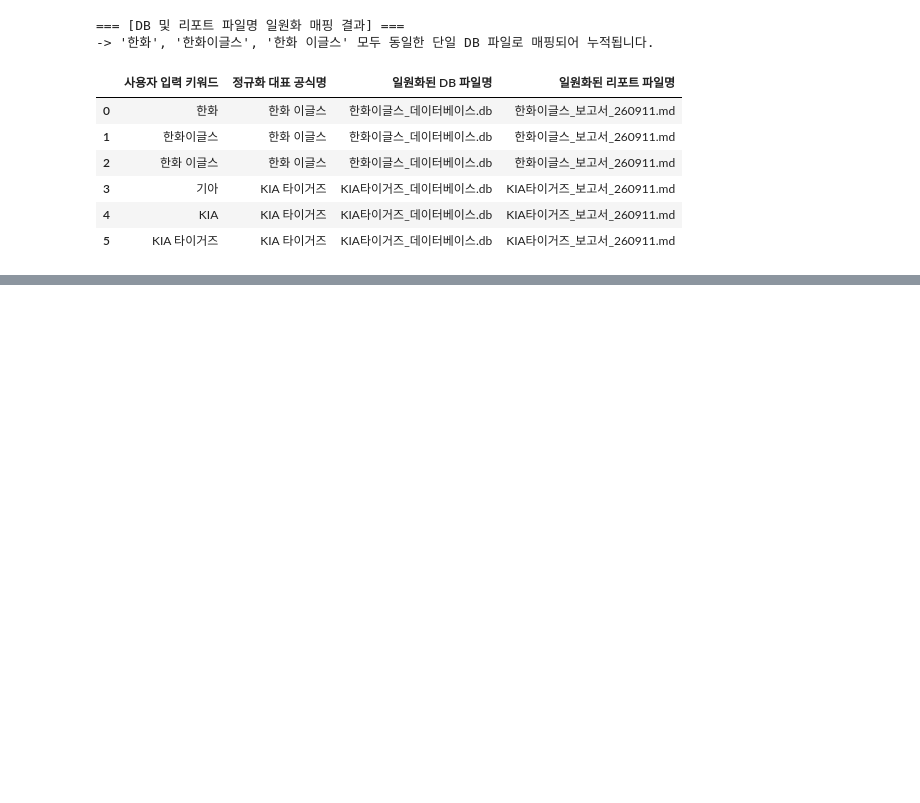
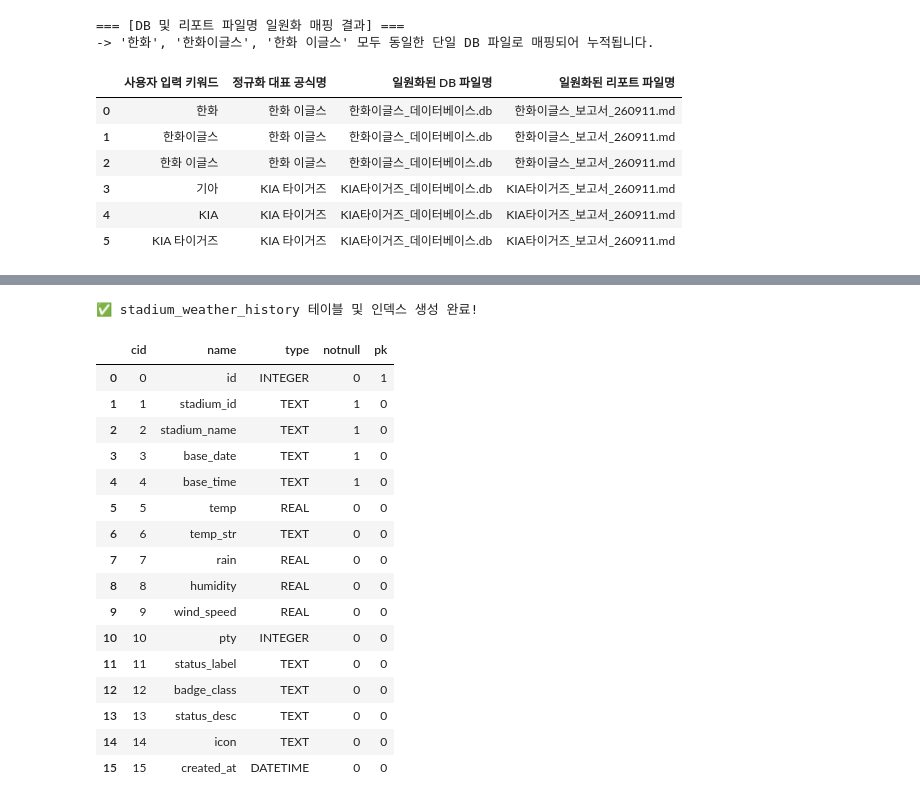
Before and after one commit to algethi97/baseball_AI-breifing_project, a Jupyter notebook: test.ipynb, the cells around one changed output, grey strips where cells are left out. Cells and saved outputs as stored; diff of their text form; code cells hidden in the pictures; blank space fills up the shorter version.

```diff
--- a/test.ipynb
+++ b/test.ipynb
@@ -705,0 +1234,67 @@ df_db_map
+# %%
+# [테스트 7-A] 1단계: 기상 데이터 이력 테이블(stadium_weather_history) DDL 정의 및 초기화
+import sqlite3
+from pathlib import Path
+import pandas as pd
+
+db_path = Path("baseball_news.db")
+
+# 1. stadium_weather_history DDL 스키마
+WEATHER_HISTORY_DDL = """
+CREATE TABLE IF NOT EXISTS stadium_weather_history (
+    id              INTEGER PRIMARY KEY AUTOINCREMENT,
+    stadium_id      TEXT NOT NULL,          -- 'jamsil', 'gocheok', 'munhak' 등
+    stadium_name    TEXT NOT NULL,          -- '서울 잠실야구장' 등
+    base_date       TEXT NOT NULL,          -- 'YYYY-MM-DD'
+    base_time       TEXT NOT NULL,          -- 'HH:00' (예: '11:00', '14:00', '18:00')
+    temp            REAL,                   -- 기온 수치 (℃)
+    temp_str        TEXT,                   -- 기온 문자열 ('24.5℃')
+    rain            REAL DEFAULT 0.0,       -- 1시간 강수량 (mm)
+    humidity        REAL,                   -- 습도 (%)
+    wind_speed      REAL DEFAULT 0.0,       -- 풍속 (m/s)
+    pty             INTEGER DEFAULT 0,      -- 강수 형태 (0:없음, 1:비, 2:비/눈, 3:눈, 5:빗방울 등)
+    status_label    TEXT,                   -- '🟢 정상 진행 가능', '🔴 우천 취소 우려' 등
+    badge_class     TEXT,                   -- 'badge-safe', 'badge-danger' 등
+    status_desc     TEXT,                   -- 경기 상태 설명
+    icon            TEXT,                   -- '☀️', '🌧️', '⛈️' 등
+    created_at      DATETIME DEFAULT CURRENT_TIMESTAMP,
+    UNIQUE (stadium_id, base_date, base_time)
+);
+
+CREATE INDEX IF NOT EXISTS idx_swh_date_time ON stadium_weather_history(base_date, base_time);
+CREATE INDEX IF NOT EXISTS idx_swh_stadium ON stadium_weather_history(stadium_id);
+"""
+
+conn = sqlite3.connect(db_path)
+try:
+    cursor = conn.cursor()
+    cursor.executescript(WEATHER_HISTORY_DDL)
+    conn.commit()
+    print("✅ stadium_weather_history 테이블 및 인덱스 생성 완료!")
+
+    # 스키마 컬럼 정보 확인
+    cursor.execute("PRAGMA table_info(stadium_weather_history);")
+    schema_info = cursor.fetchall()
+    df_schema = pd.DataFrame(schema_info, columns=["cid", "name", "type", "notnull", "dflt_value", "pk"])
+    display(df_schema[["cid", "name", "type", "notnull", "pk"]])
+finally:
+    conn.close()
+# %% [output]
+✅ stadium_weather_history 테이블 및 인덱스 생성 완료!
+|  | cid | name | type | notnull | pk |
+| 0 | 0 | id | INTEGER | 0 | 1 |
+| 1 | 1 | stadium_id | TEXT | 1 | 0 |
+| 2 | 2 | stadium_name | TEXT | 1 | 0 |
+| 3 | 3 | base_date | TEXT | 1 | 0 |
+| 4 | 4 | base_time | TEXT | 1 | 0 |
+| 5 | 5 | temp | REAL | 0 | 0 |
+| 6 | 6 | temp_str | TEXT | 0 | 0 |
+| 7 | 7 | rain | REAL | 0 | 0 |
+| 8 | 8 | humidity | REAL | 0 | 0 |
+| 9 | 9 | wind_speed | REAL | 0 | 0 |
+| 10 | 10 | pty | INTEGER | 0 | 0 |
+| 11 | 11 | status_label | TEXT | 0 | 0 |
+| 12 | 12 | badge_class | TEXT | 0 | 0 |
+| 13 | 13 | status_desc | TEXT | 0 | 0 |
+| 14 | 14 | icon | TEXT | 0 | 0 |
+| 15 | 15 | created_at | DATETIME | 0 | 0 |
```
Also changed, not shown: parts of 26 cells of this notebook.
